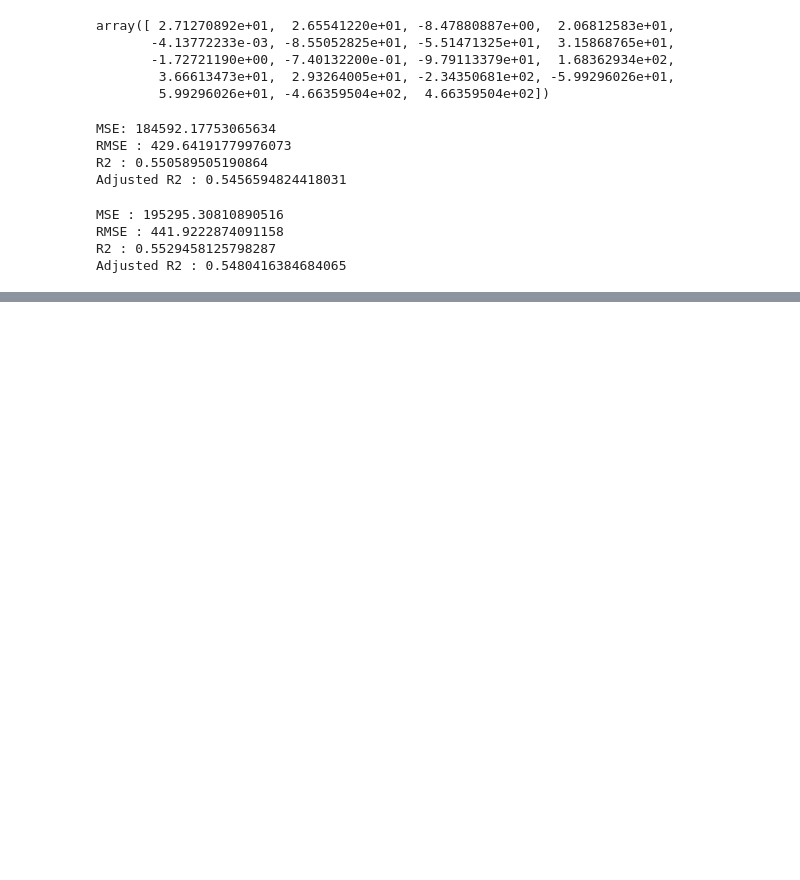
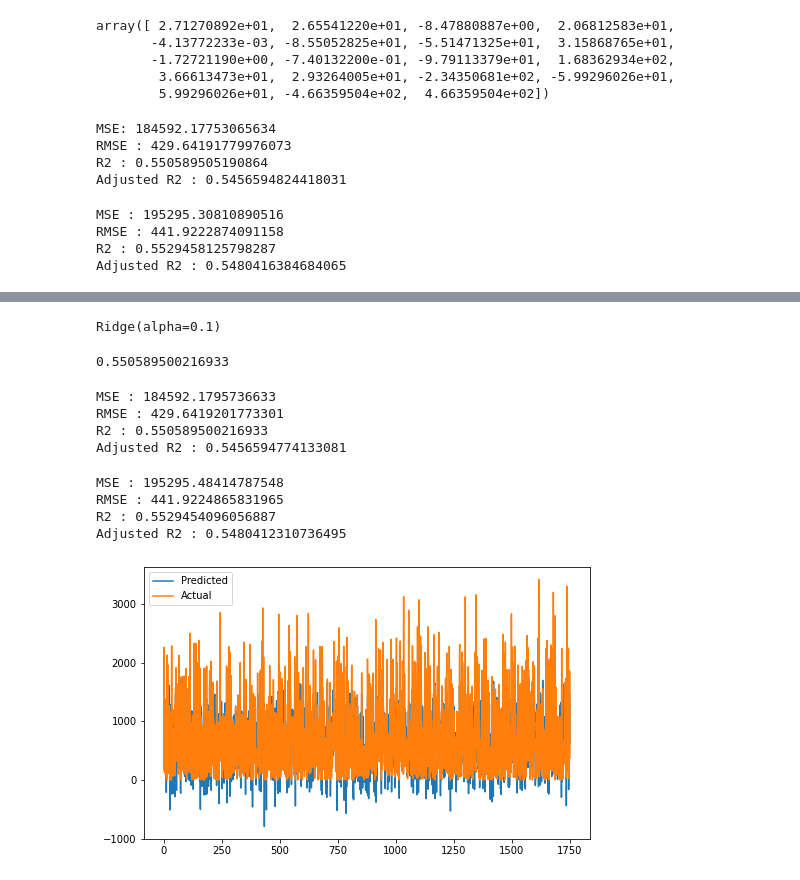
Before and after one commit to ajitpadole/Bike-Sharing-Demand-Prediction-, a Jupyter notebook: Bike_Sharing_Demand_Prediction_Capstone_Project.ipynb, the cells around one changed output, grey strips where cells are left out. Cells and saved outputs as stored; diff of their text form; code cells hidden in the pictures; blank space fills up the shorter version.

```diff
--- a/Bike_Sharing_Demand_Prediction_Capstone_Project.ipynb
+++ b/Bike_Sharing_Demand_Prediction_Capstone_Project.ipynb
@@ -483,0 +506,5 @@ Adjusted R2 : 0.5480416384684065
+# %%
+# importng lasso model
+from sklearn.linear_model import Lasso
+lasso=Lasso(alpha=0.1,max_iter=3000)
+lasso.fit(X_train,y_train)
@@ -483,0 +540,64 @@ Adjusted R2 : 0.5480416384684065
+# %%
+#importing ridge regression
+from sklearn.linear_model import Ridge
+
+ridge= Ridge(alpha=0.1)
+ridge.fit(X_train,y_train)
+# %% [output]
+Ridge(alpha=0.1)
+# %%
+# ridge score
+ridge.score(X_train, y_train)
+# %% [output]
+0.550589500216933
+# %%
+#y pred  ridge test and train
+y_pred_train_ridge=ridge.predict(X_train)
+y_pred_test_ridge=ridge.predict(X_test)
+# %%
+# metrics for ridge regression
+from sklearn.metrics import mean_squared_error
+MSE= mean_squared_error((y_train), (y_pred_train_ridge))
+print("MSE :",MSE)
+
+RMSE=np.sqrt(MSE)
+print("RMSE :",RMSE)
+
+
+from sklearn.metrics import r2_score
+r2= r2_score(y_train, y_pred_train_ridge)
+print("R2 :",r2)
+print("Adjusted R2 :",1-(1-r2_score(y_train, y_pred_train_ridge))*((X_test.shape[0]-1)/(X_test.shape[0]-X_test.shape[1]-1)) )
+# %% [output]
+MSE : 184592.1795736633
+RMSE : 429.6419201773301
+R2 : 0.550589500216933
+Adjusted R2 : 0.5456594774133081
+# %%
+# metrics for ridge regression for test
+from sklearn.metrics import mean_squared_error
+MSE= mean_squared_error((y_test), (y_pred_test_ridge))
+print("MSE :",MSE)
+
+RMSE=np.sqrt(MSE)
+print("RMSE :",RMSE)
+
+
+from sklearn.metrics import r2_score
+r2= r2_score(y_test, y_pred_test_ridge)
+print("R2 :",r2)
+print("Adjusted R2 :",1-(1-r2_score(y_test, y_pred_test_ridge))*((X_test.shape[0]-1)/(X_test.shape[0]-X_test.shape[1]-1)) )
+# %% [output]
+MSE : 195295.48414787548
+RMSE : 441.9224865831965
+R2 : 0.5529454096056887
+Adjusted R2 : 0.5480412310736495
+# %%
+#plot for ridge
+plt.figure(figsize=(8,5))
+plt.plot((y_pred_test_ridge))
+plt.plot((np.array(y_test)))
+plt.legend(["Predicted","Actual"])
+plt.show()
+# %% [output]
+[figure, added]
```
Also changed, not shown: parts of 26 cells of this notebook.
